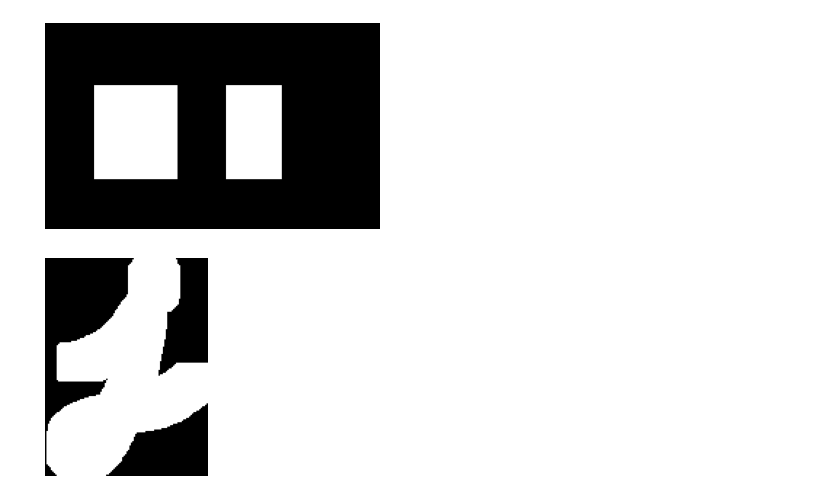
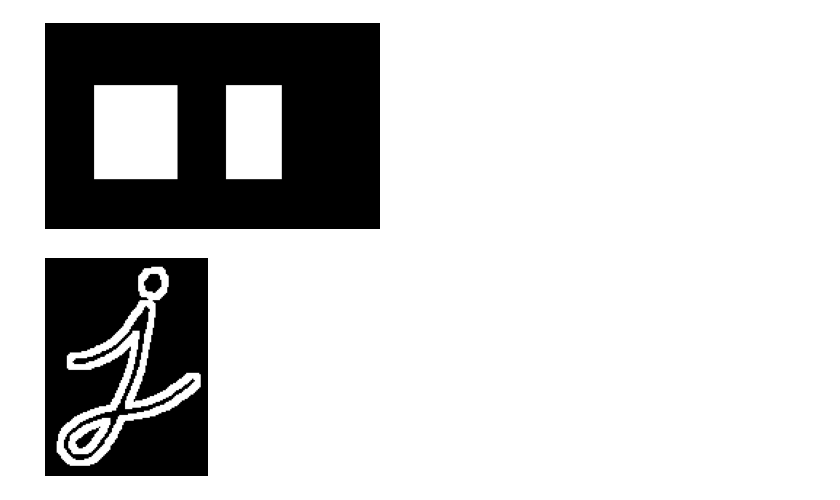
Before and after one commit to mylenefarias/PI, a Jupyter notebook: demo_morfologia_1.ipynb, the cells around one changed output. Saved outputs shown, nothing was run; the diff lists cells and outputs as text; code cells hidden in the pictures.

```diff
--- a/demo_morfologia_1.ipynb
+++ b/demo_morfologia_1.ipynb
@@ -107,10 +107,11 @@ plt.show()
 # %%
 ## Gradiente
 # %%
+kernel = np.ones((5,5),np.uint8)
 gradiente = cv2.morphologyEx(img, cv2.MORPH_GRADIENT, kernel)
 plt.imshow(cv2.cvtColor(gradiente, cv2.IMREAD_GRAYSCALE))
 # as opencv loads in BGR format by default, we want to show it in RGB.
 plt.axis("off")
 plt.show()
 # %% [output]
-[figure, old version]
+[figure, new version]
```
